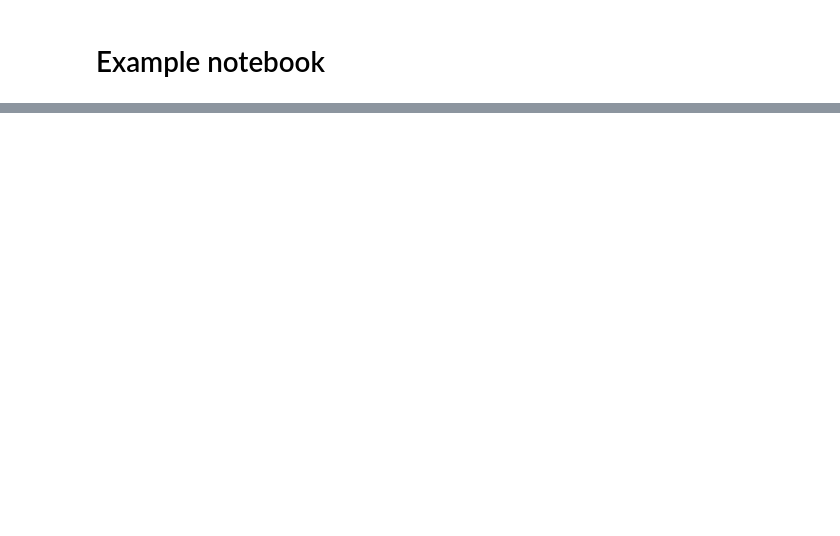
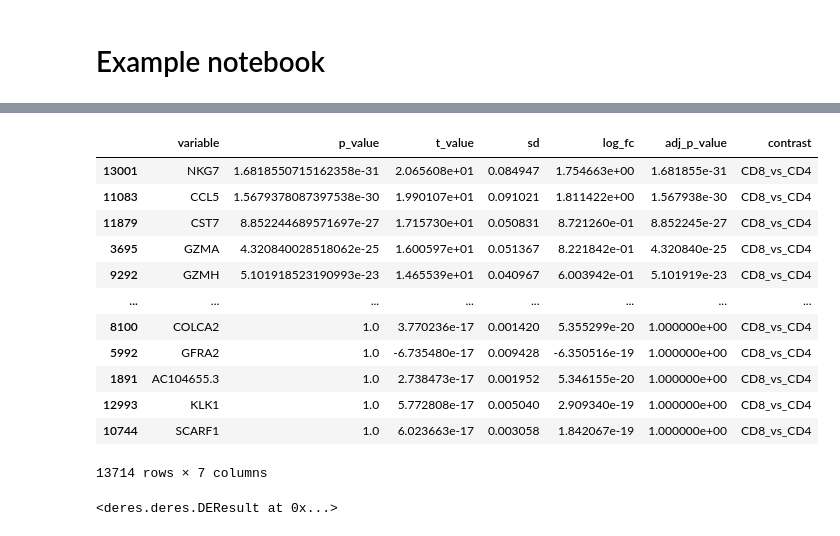
Before and after one commit to scverse/deres, a Jupyter notebook: docs/notebooks/example.ipynb, the cells around one changed output, grey strips where cells are left out. Cells and saved outputs as stored; diff of their text form; code cells hidden in the pictures; blank space fills up the shorter version.

```diff
--- a/docs/notebooks/example.ipynb
+++ b/docs/notebooks/example.ipynb
@@ -36,0 +14,3 @@ pd.DataFrame().assign(A=["a", "b", "c"], B=[1, 2, 3])
+# %%
+adata.obs["sample"] = pd.Categorical(np.random.randint(0, 10, adata.shape[0]))
+adata = sc.AnnData(adata.raw.X, obs=adata.obs, var=adata.raw.var)
@@ -36,0 +34,2 @@ pd.DataFrame().assign(A=["a", "b", "c"], B=[1, 2, 3])
+# %%
+pb = sc.get.aggregate(adata, ["sample", "louvain"], "mean")
@@ -36,0 +58,21 @@ pd.DataFrame().assign(A=["a", "b", "c"], B=[1, 2, 3])
+# %%
+mod = pertpy.tl.Statsmodels(pb, design="~ louvain", layer="mean")
+mod.fit()
+# %%
+res = mod.test_contrasts({"CD8_vs_CD4": mod.cond(louvain="CD8 T cells") - mod.cond(louvain="CD4 T cells")})
+# %%
+res
+# %% [output]
+|  | variable | p_value | t_value | sd | log_fc | adj_p_value | contrast |
+| 13001 | NKG7 | 1.6818550715162358e-31 | 2.065608e+01 | 0.084947 | 1.754663e+00 | 1.681855e-31 | CD8_vs_CD4 |
+| 11083 | CCL5 | 1.5679378087397538e-30 | 1.990107e+01 | 0.091021 | 1.811422e+00 | 1.567938e-30 | CD8_vs_CD4 |
+| 11879 | CST7 | 8.852244689571697e-27 | 1.715730e+01 | 0.050831 | 8.721260e-01 | 8.852245e-27 | CD8_vs_CD4 |
+| 3695 | GZMA | 4.320840028518062e-25 | 1.600597e+01 | 0.051367 | 8.221842e-01 | 4.320840e-25 | CD8_vs_CD4 |
+| 9292 | GZMH | 5.101918523190993e-23 | 1.465539e+01 | 0.040967 | 6.003942e-01 | 5.101919e-23 | CD8_vs_CD4 |
+| ... | ... | ... | ... | ... | ... | ... | ... |
+| 8100 | COLCA2 | 1.0 | 3.770236e-17 | 0.001420 | 5.355299e-20 | 1.000000e+00 | CD8_vs_CD4 |
+| 5992 | GFRA2 | 1.0 | -6.735480e-17 | 0.009428 | -6.350516e-19 | 1.000000e+00 | CD8_vs_CD4 |
+| 1891 | AC104655.3 | 1.0 | 2.738473e-17 | 0.001952 | 5.346155e-20 | 1.000000e+00 | CD8_vs_CD4 |
+| 12993 | KLK1 | 1.0 | 5.772808e-17 | 0.005040 | 2.909340e-19 | 1.000000e+00 | CD8_vs_CD4 |
+| 10744 | SCARF1 | 1.0 | 6.023663e-17 | 0.003058 | 1.842067e-19 | 1.000000e+00 | CD8_vs_CD4 |
+13714 rows × 7 columns
@@ -36,0 +81,4 @@ pd.DataFrame().assign(A=["a", "b", "c"], B=[1, 2, 3])
+# %%
+de_res
+# %% [output]
+<deres.deres.DEResult at 0x...>
```
Also changed, not shown: parts of 12 cells of this notebook, 5 other files.
